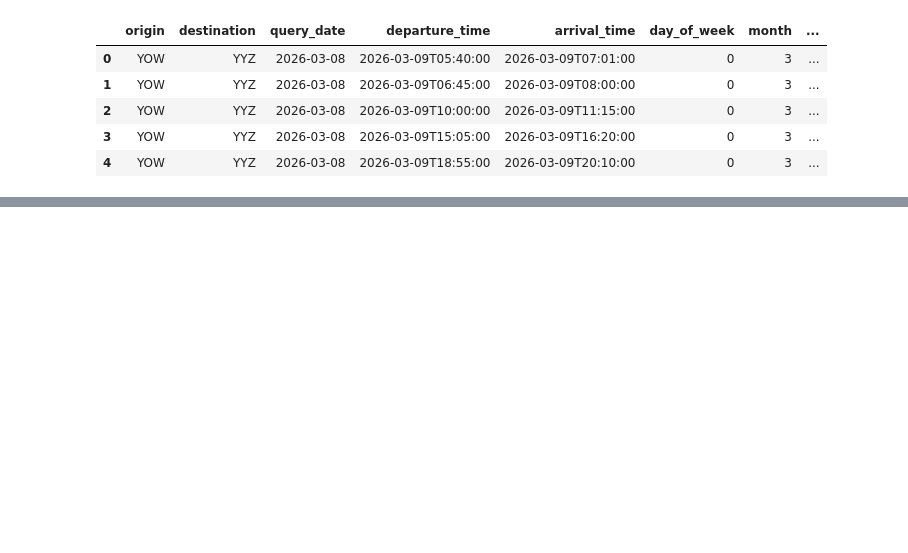
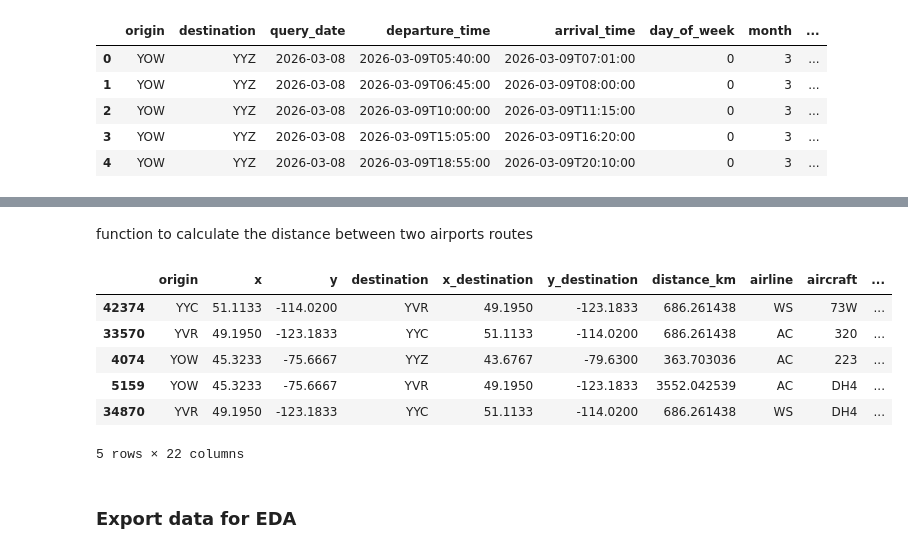
Before and after one commit to sheenamrv/flight-price-prediction-web-app, a Jupyter notebook: data cleaning and eda/data cleaning.ipynb, the cells around one changed output, grey strips where cells are left out. Saved outputs shown, nothing was run; the diff lists cells and outputs as text; code cells hidden in the pictures; blank space fills up the shorter version.

Commit message:
commit
data cleaning done

```diff
--- a/data cleaning and eda/data cleaning.ipynb
+++ b/data cleaning and eda/data cleaning.ipynb
@@ -24,0 +98,5 @@ df.head()
+# %%
+df['query_date'] = pd.to_datetime(df['query_date'])
+df['departure_date'] = pd.to_datetime(df['departure_date'])
+
+df['days_until_departure'] = (df['departure_date'] - df['query_date']).dt.days
@@ -24,0 +134,4 @@ df.head()
+# %%
+# import the airports sheet
+df2 = pd.read_excel('./flights_dataset_updated_v2.xlsx','Airports')
+df2.head()
@@ -24,0 +146,9 @@ df.head()
+# %%
+df3 = df.copy()
+
+# join tables
+df3 = df3.merge(df2, left_on='origin', right_on='Code', how='left', suffixes=('', '_origin'))
+df3 = df3.merge(df2, left_on='destination', right_on='Code', how='left', suffixes=('', '_destination'))
+
+#previw data
+df3.sample(3)
@@ -24,0 +161,39 @@ df.head()
+# %% [markdown]
+function to calculate the distance between two airports routes
+# %%
+from math import radians, cos, sin, asin, sqrt
+
+def distance(lat1, lon1, lat2, lon2):
+
+    # Convert latitude and longitude from degrees to radians
+    lat1, lon1, lat2, lon2 = map(radians, [lat1, lon1, lat2, lon2])
+
+    # Haversine formula
+    dlon = lon2 - lon1
+    dlat = lat2 - lat1
+    a = sin(dlat/2)**2 + cos(lat1) * cos(lat2) * sin(dlon/2)**2
+    c = 2 * asin(sqrt(a))
+    r = 6371  # Radius of Earth in kilometers
+    return c * r
+
+# apply the distnace function to the dataframe
+df3['distance_km'] = df3.apply(lambda row: distance(row['x'], row['y'], row['x_destination'], row['y_destination']), axis=1)
+# %%
+# drop redundant columns
+df3 = df3.loc[:,['origin','x', 'y',  'destination', 'x_destination', 'y_destination', 'distance_km','airline', 'aircraft', 'query_date',
+       'departure_date', 'departure_clock_time', 'day_of_week_departure',
+       'month_departure', 'arrival_date', 'arrival_clock_time',
+       'days_until_departure', 'trip_duration_minutes', 'number_of_stops',
+       'bookable_seats', 'base_price_cad', 'total_price_cad']]
+
+df3.sample(5)
+# %% [output]
+|  | origin | x | y | destination | x_destination | y_destination | distance_km | airline | aircraft | ... |
+| 42374 | YYC | 51.1133 | -114.0200 | YVR | 49.1950 | -123.1833 | 686.261438 | WS | 73W | ... |
+| 33570 | YVR | 49.1950 | -123.1833 | YYC | 51.1133 | -114.0200 | 686.261438 | AC | 320 | ... |
+| 4074 | YOW | 45.3233 | -75.6667 | YYZ | 43.6767 | -79.6300 | 363.703036 | AC | 223 | ... |
+| 5159 | YOW | 45.3233 | -75.6667 | YVR | 49.1950 | -123.1833 | 3552.042539 | AC | DH4 | ... |
+| 34870 | YVR | 49.1950 | -123.1833 | YYC | 51.1133 | -114.0200 | 686.261438 | WS | DH4 | ... |
+5 rows × 22 columns
+# %% [markdown]
+### Export data for EDA
```
Also changed, not shown: parts of 18 cells of this notebook, 3 other files.
